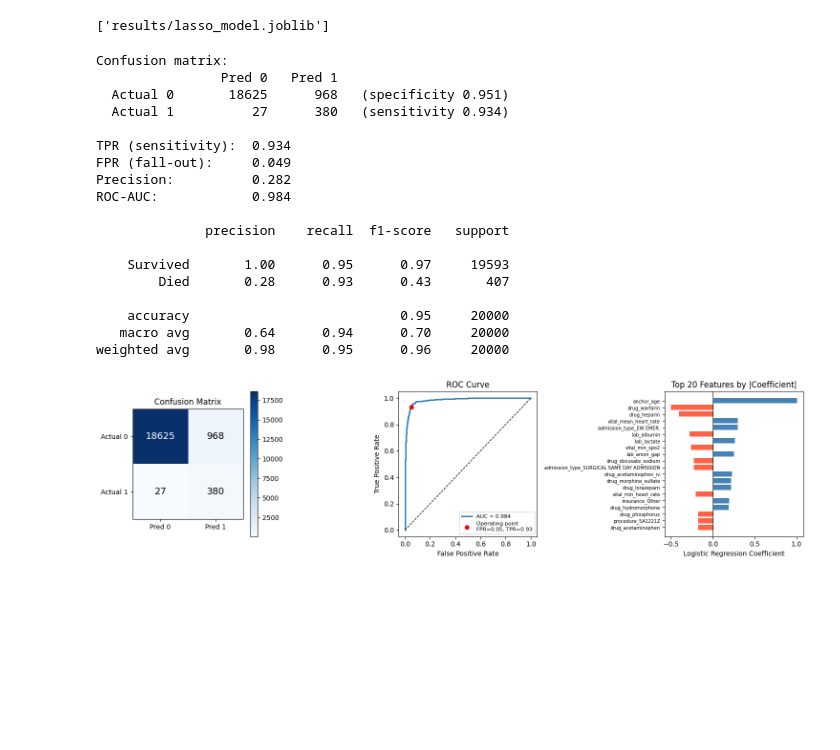
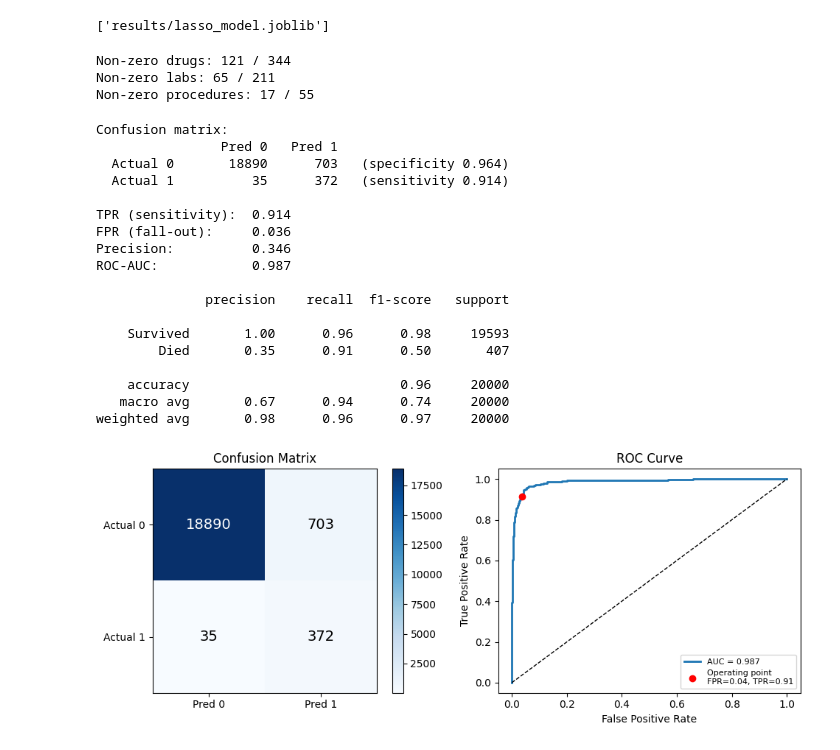
Before and after one commit to jackturner106/ml-final-project, a Jupyter notebook: survive_to_discharge.ipynb, the cells around one changed output. Drawn from its saved outputs; the diff is of its cells as text; code cells hidden in the pictures; blank space fills up the shorter version.

```diff
--- a/survive_to_discharge.ipynb
+++ b/survive_to_discharge.ipynb
@@ -19,5 +19,5 @@ please provide us feedback at https://github.com/pandas-dev/pandas/issues/54466
 # %% [markdown]
 ## Data
 # %%
-X, y = SurvivalToDischarge.load_data(sample_size=100000, icu_vitals=True, top_n_labs=200, top_n_drugs=200, top_n_procedures=200)
+X, y = SurvivalToDischarge.load_data(sample_size=100000, icu_vitals=True, top_n_labs=230, top_n_drugs=954, top_n_procedures=55)
 # %% [output]
@@ -89,7 +92,7 @@ print()
 print(classification_report(y_test, y_pred, target_names=['Survived', 'Died']))
 
 # --- Plots ---
-fig, axes = plt.subplots(1, 3, figsize=(15, 4))
+fig, axes = plt.subplots(1, 2, figsize=(10, 4))
 
 # Confusion matrix heatmap
 im = axes[0].imshow(cm, cmap='Blues')
@@ -112,17 +115,6 @@ axes[1].scatter([fpr], [tpr], color='red', zorder=5, label=f'Operating point\nFP
 axes[1].set_xlabel('False Positive Rate'); axes[1].set_ylabel('True Positive Rate')
 axes[1].set_title('ROC Curve'); axes[1].legend(fontsize=8)
 
-# Top feature coefficients
-coef_series = pd.Series(model.coef_[0], index=X.columns)
-top_coef = coef_series[coef_series != 0].abs().sort_values(ascending=False).head(20)
-signed_top = coef_series[top_coef.index]
-colors = ['steelblue' if v > 0 else 'tomato' for v in signed_top]
-axes[2].barh(signed_top.index[::-1], signed_top.values[::-1], color=colors[::-1])
-axes[2].axvline(0, color='black', linewidth=0.8)
-axes[2].set_xlabel('Logistic Regression Coefficient')
-axes[2].set_title('Top 20 Features by |Coefficient|')
-axes[2].tick_params(axis='y', labelsize=7)
-
 plt.tight_layout()
 #plt.savefig('results/logistic_regression_results.png', dpi=120, bbox_inches='tight')
 plt.show()
@@ -182,7 +228,7 @@ print()
 print(classification_report(y_test, y_pred, target_names=['Survived', 'Died']))
 
 # --- Plots ---
-fig, axes = plt.subplots(1, 3, figsize=(15, 4))
+fig, axes = plt.subplots(1, 2, figsize=(10, 4))
 
 # Confusion matrix heatmap
 im = axes[0].imshow(cm, cmap='Blues')
@@ -205,17 +251,6 @@ axes[1].scatter([fpr], [tpr], color='red', zorder=5, label=f'Operating point\nFP
 axes[1].set_xlabel('False Positive Rate'); axes[1].set_ylabel('True Positive Rate')
 axes[1].set_title('ROC Curve'); axes[1].legend(fontsize=8)
 
-# Top feature coefficients
-coef_series = pd.Series(model.coef_[0], index=X.columns)
-top_coef = coef_series[coef_series != 0].abs().sort_values(ascending=False).head(20)
-signed_top = coef_series[top_coef.index]
-colors = ['steelblue' if v > 0 else 'tomato' for v in signed_top]
-axes[2].barh(signed_top.index[::-1], signed_top.values[::-1], color=colors[::-1])
-axes[2].axvline(0, color='black', linewidth=0.8)
-axes[2].set_xlabel('Logistic Regression Coefficient')
-axes[2].set_title('Top 20 Features by |Coefficient|')
-axes[2].tick_params(axis='y', labelsize=7)
-
 plt.tight_layout()
 #plt.savefig('results/logistic_regression_results.png', dpi=120, bbox_inches='tight')
 plt.show()
@@ -315,6 +362,18 @@ joblib.dump(model, 'results/lasso_model.joblib')
 coef_series = pd.Series(model.coef_[0], index=X.columns)
 coef_series = coef_series.sort_values()
 coef_series.to_csv('results/coef_series.csv')
+# %%
+drug_coef = coef_series[coef_series.index.str.startswith('drug_')].sort_values()
+lab_coef = coef_series[coef_series.index.str.startswith('lab_')].sort_values()
+procedure_coef = coef_series[coef_series.index.str.startswith('procedure_')].sort_values()
+
+print(f"Non-zero drugs: {np.sum(drug_coef != 0)} / {len(drug_coef)}")
+print(f"Non-zero labs: {np.sum(lab_coef != 0)} / {len(lab_coef)}")
+print(f"Non-zero procedures: {np.sum(procedure_coef != 0)} / {len(procedure_coef)}")
+# %% [output]
+Non-zero drugs: 121 / 344
+Non-zero labs: 65 / 211
+Non-zero procedures: 17 / 55
 # %%
 y_pred  = model.predict(X_test_scaled)
 y_proba = model.predict_proba(X_test_scaled)[:, 1]
@@ -340,60 +399,49 @@ print()
 print(classification_report(y_test, y_pred, target_names=['Survived', 'Died']))
 
 # --- Plots ---
-fig, axes = plt.subplots(1, 3, figsize=(15, 4))
+fig, axes = plt.subplots(1, 2, figsize=(10, 4))
 
 # Confusion matrix heatmap
 im = axes[0].imshow(cm, cmap='Blues')
 axes[0].set_xticks([0, 1]); axes[0].set_yticks([0, 1])
 axes[0].set_xticklabels(['Pred 0', 'Pred 1'])
 axes[0].set_yticklabels(['Actual 0', 'Actual 1'])
 for i in range(2):
     for j in range(2):
         axes[0].text(j, i, cm[i, j], ha='center', va='center',
                      color='white' if cm[i, j] > cm.max() / 2 else 'black', fontsize=14)
 axes[0].set_title('Confusion Matrix')
 plt.colorbar(im, ax=axes[0])
 
 # ROC curve
 fpr_curve, tpr_curve, _ = roc_curve(y_test, y_proba)
 auc = roc_auc_score(y_test, y_proba)
 axes[1].plot(fpr_curve, tpr_curve, lw=2, label=f'AUC = {auc:.3f}')
 axes[1].plot([0, 1], [0, 1], 'k--', lw=1)
 axes[1].scatter([fpr], [tpr], color='red', zorder=5, label=f'Operating point\nFPR={fpr:.2f}, TPR={tpr:.2f}')
 axes[1].set_xlabel('False Positive Rate'); axes[1].set_ylabel('True Positive Rate')
 axes[1].set_title('ROC Curve'); axes[1].legend(fontsize=8)
 
-# Top feature coefficients
-coef_series = pd.Series(model.coef_[0], index=X.columns)
-top_coef = coef_series[coef_series != 0].abs().sort_values(ascending=False).head(20)
-signed_top = coef_series[top_coef.index]
-colors = ['steelblue' if v > 0 else 'tomato' for v in signed_top]
-axes[2].barh(signed_top.index[::-1], signed_top.values[::-1], color=colors[::-1])
-axes[2].axvline(0, color='black', linewidth=0.8)
-axes[2].set_xlabel('Logistic Regression Coefficient')
-axes[2].set_title('Top 20 Features by |Coefficient|')
-axes[2].tick_params(axis='y', labelsize=7)
-
 plt.tight_layout()
-#plt.savefig('results/lasso_results.png', dpi=120, bbox_inches='tight')
+#plt.savefig('results/logistic_regression_results.png', dpi=120, bbox_inches='tight')
 plt.show()
 # %% [output]
 Confusion matrix:
                 Pred 0   Pred 1
-  Actual 0       18625      968   (specificity 0.951)
-  Actual 1          27      380   (sensitivity 0.934)
+  Actual 0       18890      703   (specificity 0.964)
+  Actual 1          35      372   (sensitivity 0.914)
 
-TPR (sensitivity):  0.934
-FPR (fall-out):     0.049
-Precision:          0.282
-ROC-AUC:            0.984
+TPR (sensitivity):  0.914
+FPR (fall-out):     0.036
+Precision:          0.346
+ROC-AUC:            0.987
 
               precision    recall  f1-score   support
 
-    Survived       1.00      0.95      0.97     19593
-        Died       0.28      0.93      0.43       407
+    Survived       1.00      0.96      0.98     19593
+        Died       0.35      0.91      0.50       407
 
-    accuracy                           0.95     20000
-   macro avg       0.64      0.94      0.70     20000
-weighted avg       0.98      0.95      0.96     20000
+    accuracy                           0.96     20000
+   macro avg       0.67      0.94      0.74     20000
+weighted avg       0.98      0.96      0.97     20000
-[figure, old version]
+[figure, new version]
```
Also changed, not shown: parts of 10 cells of this notebook, 4 other files.
